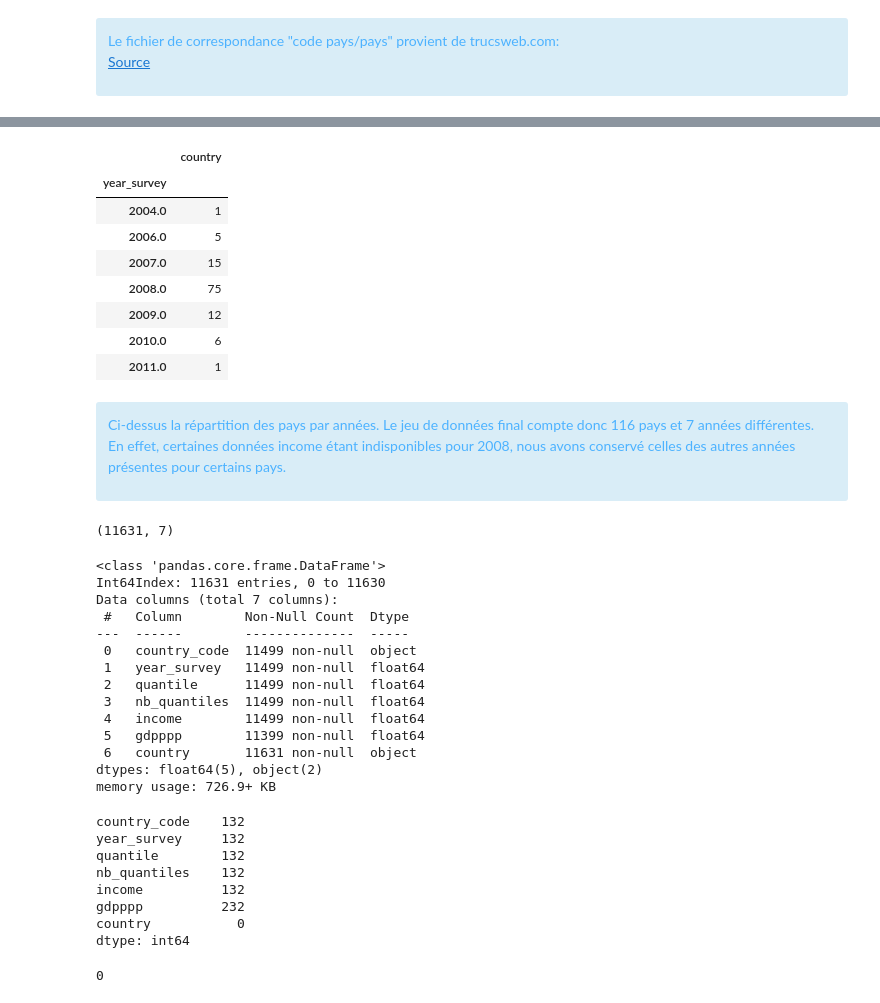
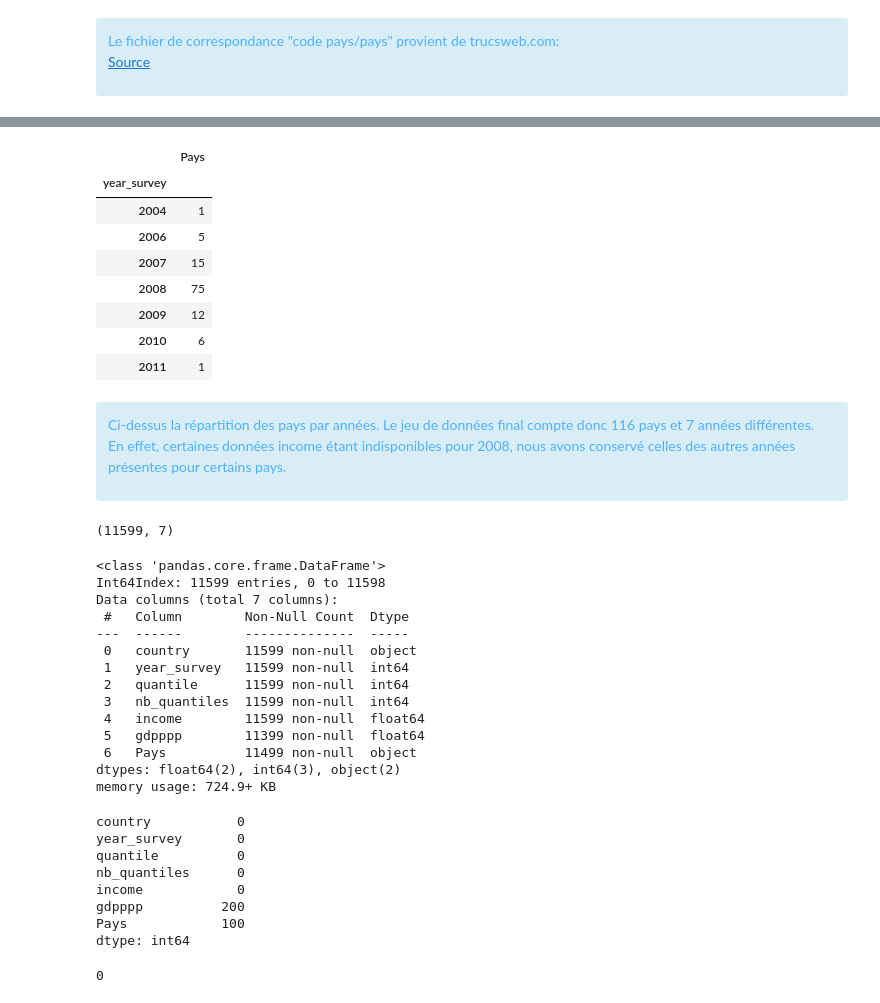
Before and after one commit to ROWAIDAK/P7-Effectuez-une-pr-diction-de-revenus, a Jupyter notebook: P7_01_Code_Rowaida.ipynb, the cells around one changed output, grey strips where cells are left out. Saved outputs shown, nothing was run; the diff lists cells and outputs as text; code cells hidden in the pictures.

```diff
--- a/P7_01_Code_Rowaida.ipynb
+++ b/P7_01_Code_Rowaida.ipynb
@@ -130,7 +121,7 @@ Le fichier de correspondance "code pays/pays" provient de trucsweb.com:<br/>
 </div>
 # %%
 # Jointure de wid et de code_pays
-df = pd.merge(df, code_pays, how='right', left_on='country', right_on='ISO3')
+df = pd.merge(df, code_pays, how='left', left_on='country', right_on='ISO3')
 df= df.drop('ISO3', axis=1)
 
 
@@ -152,2 +142,0 @@ df
-# %%
-df.rename(columns={'Pays':'country', 'country':'country_code'}, inplace=True)
@@ -165,16 +143,16 @@ country : 247
 # %%
 years = df.groupby(["year_survey"]).nunique()
-years[["country"]]
+years[["Pays"]]
 # %% [output]
-|  | country |
+|  | Pays |
 | year_survey |  |
-| 2004.0 | 1 |
-| 2006.0 | 5 |
-| 2007.0 | 15 |
-| 2008.0 | 75 |
-| 2009.0 | 12 |
-| 2010.0 | 6 |
-| 2011.0 | 1 |
+| 2004 | 1 |
+| 2006 | 5 |
+| 2007 | 15 |
+| 2008 | 75 |
+| 2009 | 12 |
+| 2010 | 6 |
+| 2011 | 1 |
 # %% [markdown]
 <div class="admonition note alert alert-info" style="color:#4cb2ff">
 Ci-dessus la répartition des pays par années. Le jeu de données final compte donc 116 pays et 7 années différentes.
@@ -183,34 +161,34 @@ En effet, certaines données income étant indisponibles pour 2008, nous avons c
 # %%
 df.shape
 # %% [output]
-(11631, 7)
+(11599, 7)
 # %%
 df.info()
 # %% [output]
 <class 'pandas.core.frame.DataFrame'>
-Int64Index: 11631 entries, 0 to 11630
+Int64Index: 11599 entries, 0 to 11598
 Data columns (total 7 columns):
  #   Column        Non-Null Count  Dtype
 ---  ------        --------------  -----
- 0   country_code  11499 non-null  object
- 1   year_survey   11499 non-null  float64
- 2   quantile      11499 non-null  float64
- 3   nb_quantiles  11499 non-null  float64
- 4   income        11499 non-null  float64
+ 0   country       11599 non-null  object
+ 1   year_survey   11599 non-null  int64
+ 2   quantile      11599 non-null  int64
+ 3   nb_quantiles  11599 non-null  int64
+ 4   income        11599 non-null  float64
  5   gdpppp        11399 non-null  float64
- 6   country       11631 non-null  object
-dtypes: float64(5), object(2)
-memory usage: 726.9+ KB
+ 6   Pays          11499 non-null  object
+dtypes: float64(2), int64(3), object(2)
+memory usage: 724.9+ KB
 # %%
 df.isnull().sum()
 # %% [output]
-country_code    132
-year_survey     132
-quantile        132
-nb_quantiles    132
-income          132
-gdpppp          232
 country           0
+year_survey       0
+quantile          0
+nb_quantiles      0
+income            0
+gdpppp          200
+Pays            100
 dtype: int64
 # %%
 print(df.duplicated().sum())
```
Also changed, not shown: parts of 16 cells of this notebook.
